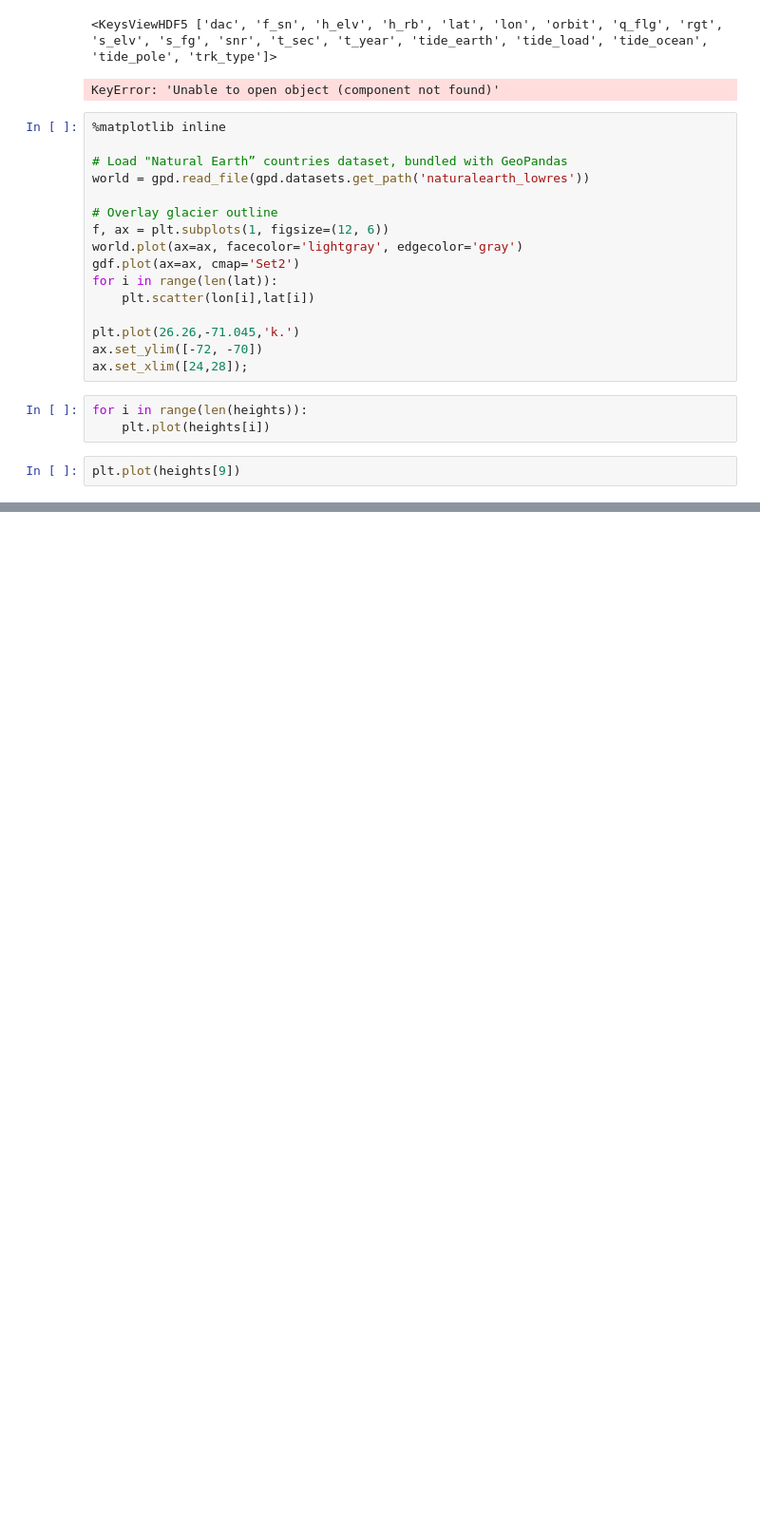
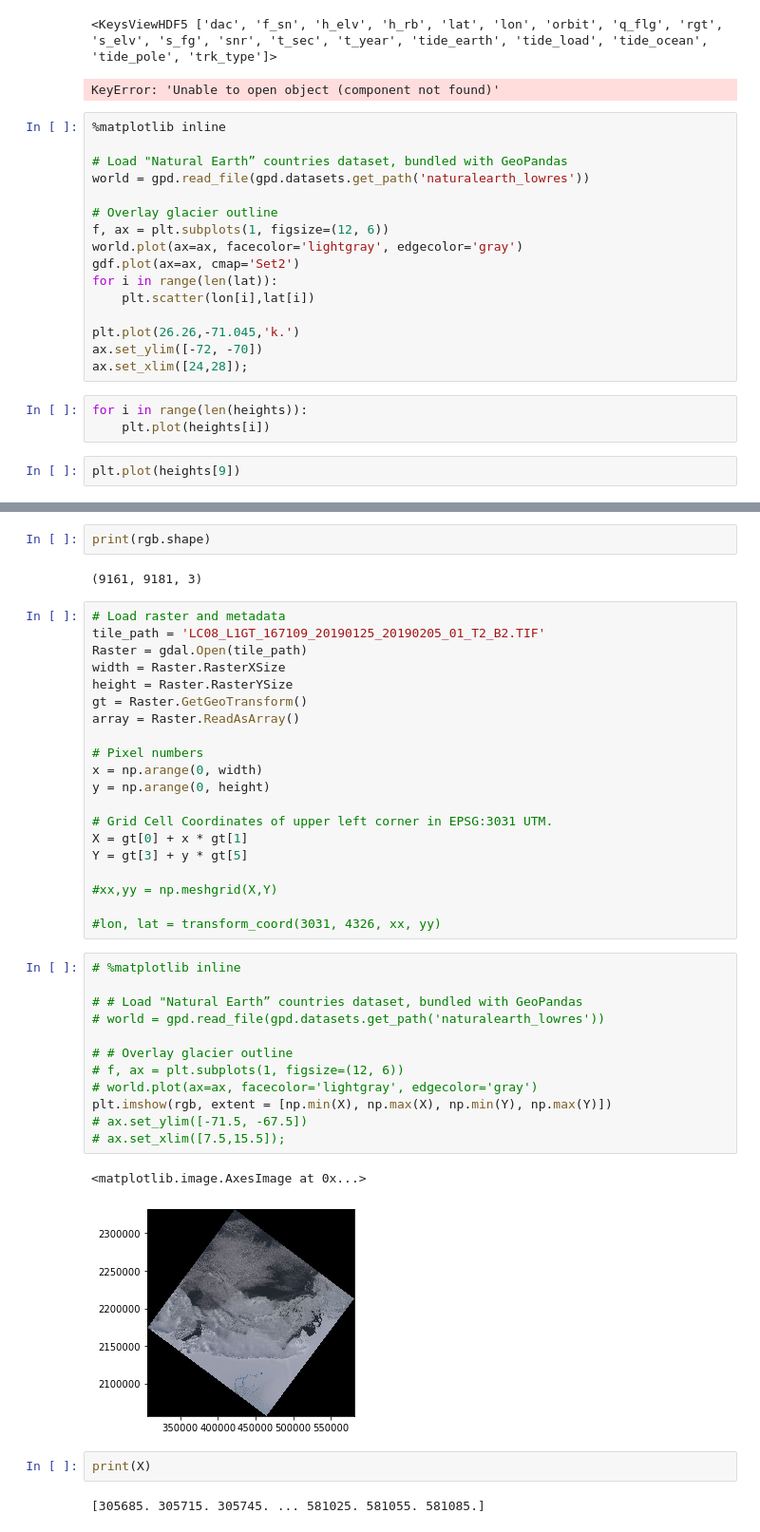
Before and after one commit to ICESAT-2HackWeek/WaterNoice, a Jupyter notebook: notebooks/RBIS_visualize.ipynb, the cells around one changed output, grey strips where cells are left out. Shown: that part at 95% size. Saved outputs shown, nothing was run; the diff lists cells and outputs as text; blank space fills up the shorter version.

```diff
--- a/notebooks/RBIS_visualize.ipynb
+++ b/notebooks/RBIS_visualize.ipynb
@@ -444,0 +524,43 @@ plt.plot(heights[9])
+# %%
+print(rgb.shape)
+# %% [output]
+(9161, 9181, 3)
+# %%
+# Load raster and metadata
+tile_path = 'LC08_L1GT_167109_20190125_20190205_01_T2_B2.TIF'
+Raster = gdal.Open(tile_path)
+width = Raster.RasterXSize
+height = Raster.RasterYSize
+gt = Raster.GetGeoTransform()
+array = Raster.ReadAsArray()
+
+# Pixel numbers
+x = np.arange(0, width)
+y = np.arange(0, height)
+
+# Grid Cell Coordinates of upper left corner in EPSG:3031 UTM.
+X = gt[0] + x * gt[1]
+Y = gt[3] + y * gt[5]
+
+#xx,yy = np.meshgrid(X,Y)
+
+#lon, lat = transform_coord(3031, 4326, xx, yy)
+# %%
+# %matplotlib inline
+
+# # Load "Natural Earth” countries dataset, bundled with GeoPandas
+# world = gpd.read_file(gpd.datasets.get_path('naturalearth_lowres'))
+
+# # Overlay glacier outline
+# f, ax = plt.subplots(1, figsize=(12, 6))
+# world.plot(ax=ax, facecolor='lightgray', edgecolor='gray')
+plt.imshow(rgb, extent = [np.min(X), np.max(X), np.min(Y), np.max(Y)])
+# ax.set_ylim([-71.5, -67.5])
+# ax.set_xlim([7.5,15.5]);
+# %% [output]
+<matplotlib.image.AxesImage at 0x...>
+[figure, added]
+# %%
+print(X)
+# %% [output]
+[305685. 305715. 305745. ... 581025. 581055. 581085.]
```
Also changed, not shown: parts of 5 cells of this notebook, 4 other files.
